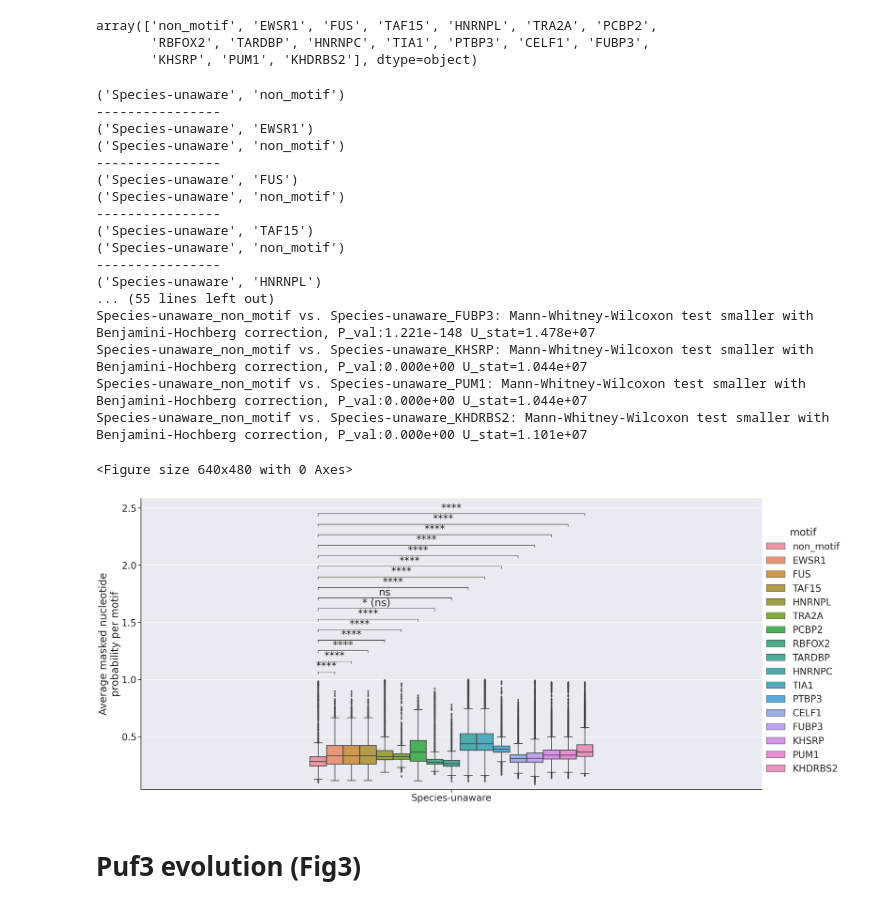
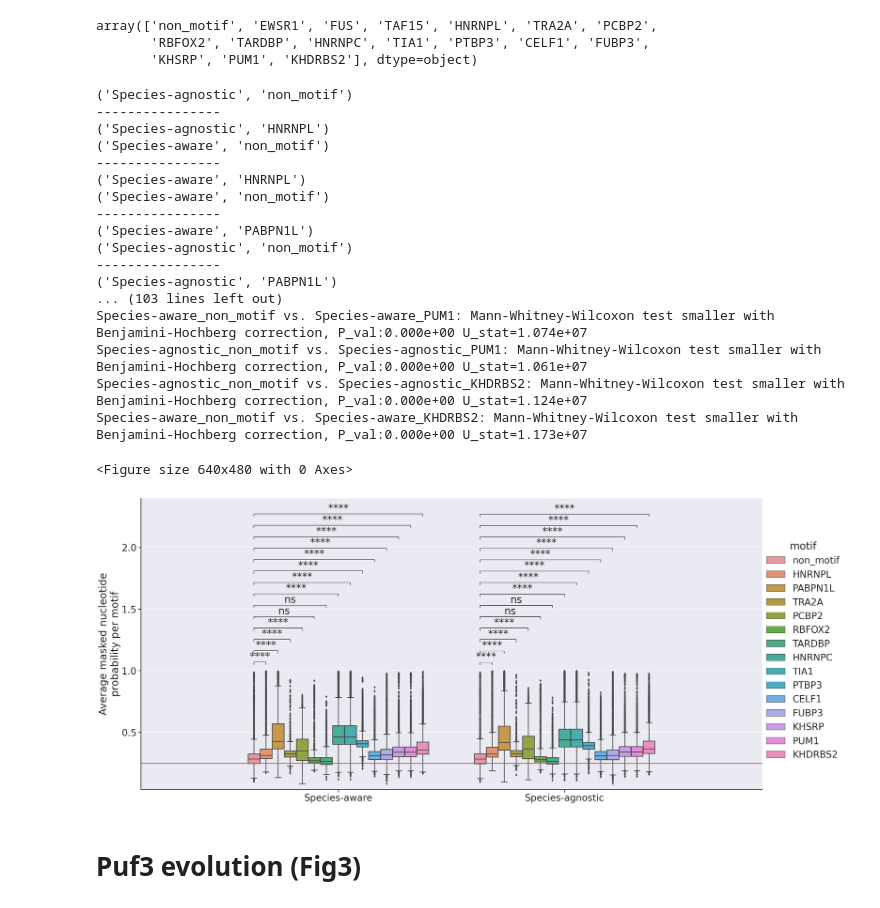
Before and after one commit to AnasShahzad1996/SpeciesAwareDNA-MLM, a Jupyter notebook: notebooks/plotting.ipynb, the cells around one changed output. Drawn from its saved outputs; the diff is of its cells as text; code cells hidden in the pictures.

```diff
--- a/notebooks/plotting.ipynb
+++ b/notebooks/plotting.ipynb
@@ -70,7 +70,7 @@ model_paths = os.listdir(results_dir)
 if "random" in model_paths:
     model_paths.remove("random")
     model_paths.remove("entropy")
-    model_paths.remove("dinuc_test")
+    #model_paths.remove("dinuc_test")
 
 
 # work around as plots.py doesn't use os.path.join to join paths...
@@ -78,7 +78,7 @@ model_names = list(map(lambda x: os.path.basename(x), model_paths))
 model_map = {"dinuc": "Dinucleotide distribution",
              "11mer": "11-mer",
              "species_aware": "Species-aware",
-             "species_unaware": "Species-unaware",
+             "species_unaware": "Species-agnostic",
              }
 
 model_names = list(map(lambda x: model_map[x], model_names))
@@ -140,7 +140,7 @@ def fix(x):
 # adding gpar positions here
 
 cols = ["motif_range","motif","model","avg_target_probas"]
-keep_models = ["Dinucleotide distribution","11-mer", "Species-aware", "Species-unaware"]
+keep_models = ["Dinucleotide distribution","11-mer", "Species-aware", "Species-agnostic"]
 #keep_models = ["11-mer"]
 
 scer_df_gpar = scer_mh.motif_df_l[scer_mh.motif_df_l["model"].isin(keep_models)]
@@ -247,7 +288,7 @@ plt.clf()
 plot_significance = True
 
 #order = list(plot_df["motif"].unique())
-order = ["Species-unaware"]
+order = ["Species-aware", "Species-agnostic"]
 
 labels = order
 mots = order
@@ -267,48 +308,52 @@ mods = mods_tmp
 g = sns.catplot(data=plot_df, x="Model", y="avg_target_probas", hue="motif",kind="box", height=14, aspect=2.0,
            order=order, estimator=np.mean)#, palette=custom_colors)
 
 #plt.xticks(ticks = range(0,len(order)),labels=labels)
 #plt.yticks(ticks=[0.2,0.4,0.6,0.8,1.0])
 
 if plot_significance:
     #pairs=mods
 
-    pairs = [(("Species-unaware", motif1), ("Species-unaware", motif2)) for motif1, motif2 in mods]
+    pairs = [(("Species-aware", motif1), ("Species-aware", motif2)) for motif1, motif2 in mods]
+    pairs_2 = [(("Species-agnostic", motif1), ("Species-agnostic", motif2)) for motif1, motif2 in mods]
+    pairs = pairs + pairs_2
     # for m in mots:
     #     for mod in mods:
     #         pairs.append(((m,mod[0]),(m,mod[1])))
     for ax_n in g.axes:
         for ax in ax_n:
             # do I need to subset the data?
             annotator = Annotator(ax, pairs, data=plot_df, x="Model", y="avg_target_probas", hue="motif", order=order)
             annotator.configure(test='Mann-Whitney-ls', text_format='star', loc='inside', comparisons_correction="BH")
             annotator.apply_and_annotate()
 
+plt.axhline(0.25, color="r")
 
 
+#plt.title("MLMs Reconstruct Most RBP-Motifs Significantly Better Than Random 5-mers\n", fontsize=46)
 plt.xlabel("")
 plt.ylabel("Average masked nucleotide\nprobability per motif")
 plt.show()
 # %% [output]
-('Species-unaware', 'non_motif')
+('Species-agnostic', 'non_motif')
 ----------------
-('Species-unaware', 'EWSR1')
-('Species-unaware', 'non_motif')
+('Species-agnostic', 'HNRNPL')
+('Species-aware', 'non_motif')
 ----------------
-('Species-unaware', 'FUS')
-('Species-unaware', 'non_motif')
+('Species-aware', 'HNRNPL')
+('Species-aware', 'non_motif')
 ----------------
-('Species-unaware', 'TAF15')
-('Species-unaware', 'non_motif')
+('Species-aware', 'PABPN1L')
+('Species-agnostic', 'non_motif')
 ----------------
-('Species-unaware', 'HNRNPL')
-... (55 lines left out)
-Species-unaware_non_motif vs. Species-unaware_FUBP3: Mann-Whitney-Wilcoxon test smaller with Benjamini-Hochberg correction, P_val:1.221e-148 U_stat=1.478e+07
-Species-unaware_non_motif vs. Species-unaware_KHSRP: Mann-Whitney-Wilcoxon test smaller with Benjamini-Hochberg correction, P_val:0.000e+00 U_stat=1.044e+07
-Species-unaware_non_motif vs. Species-unaware_PUM1: Mann-Whitney-Wilcoxon test smaller with Benjamini-Hochberg correction, P_val:0.000e+00 U_stat=1.044e+07
-Species-unaware_non_motif vs. Species-unaware_KHDRBS2: Mann-Whitney-Wilcoxon test smaller with Benjamini-Hochberg correction, P_val:0.000e+00 U_stat=1.101e+07
+('Species-agnostic', 'PABPN1L')
+... (103 lines left out)
+Species-aware_non_motif vs. Species-aware_PUM1: Mann-Whitney-Wilcoxon test smaller with Benjamini-Hochberg correction, P_val:0.000e+00 U_stat=1.074e+07
+Species-agnostic_non_motif vs. Species-agnostic_PUM1: Mann-Whitney-Wilcoxon test smaller with Benjamini-Hochberg correction, P_val:0.000e+00 U_stat=1.061e+07
+Species-agnostic_non_motif vs. Species-agnostic_KHDRBS2: Mann-Whitney-Wilcoxon test smaller with Benjamini-Hochberg correction, P_val:0.000e+00 U_stat=1.124e+07
+Species-aware_non_motif vs. Species-aware_KHDRBS2: Mann-Whitney-Wilcoxon test smaller with Benjamini-Hochberg correction, P_val:0.000e+00 U_stat=1.173e+07
 <Figure size 640x480 with 0 Axes>
-[figure, old version]
+[figure, new version]
 # %% [markdown]
 # Puf3 evolution (Fig3)
 # %%
```
Also changed, not shown: parts of 8 cells of this notebook, 8 other files.
